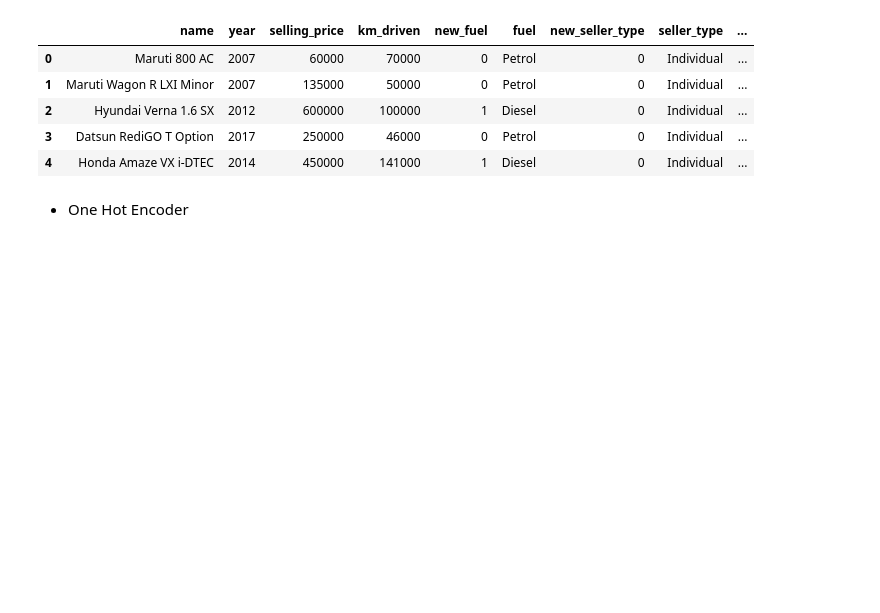
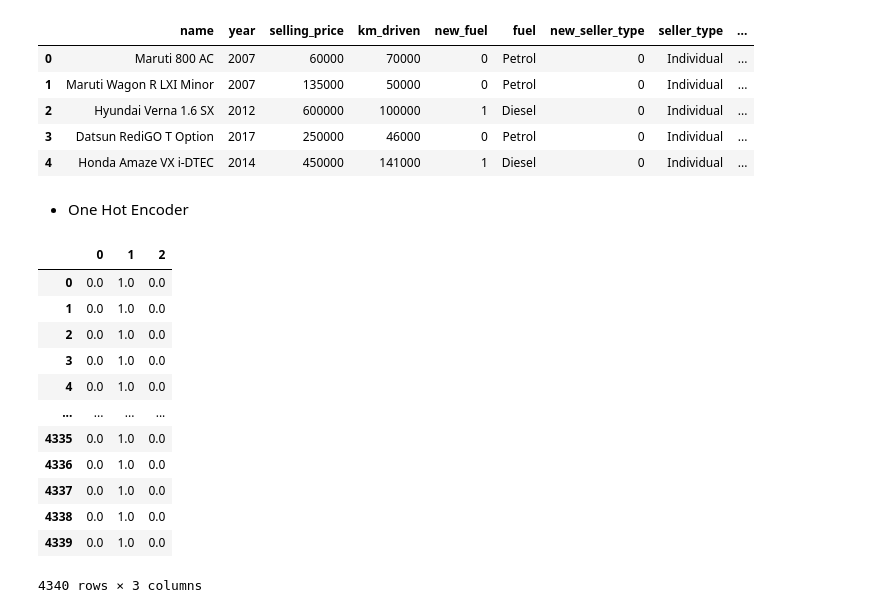
Before and after one commit to Naveen-Karanamu/Used-Cars-Price-Prediction, a Jupyter notebook: main.ipynb, the cells around one changed output. Saved outputs shown, nothing was run; the diff lists cells and outputs as text; code cells hidden in the pictures; blank space fills up the shorter version.

Commit message:
One hot encoder

```diff
--- a/main.ipynb
+++ b/main.ipynb
@@ -209,3 +210,23 @@ df.head()
 | 4 | Honda Amaze VX i-DTEC | 2014 | 450000 | 141000 | 1 | Diesel | 0 | Individual | ... |
 # %% [markdown]
 * One Hot Encoder
+# %%
+enc=OneHotEncoder()
+# %%
+enc_df=pd.DataFrame(enc.fit_transform(df[['seller_type']]).toarray())
+# %%
+enc_df
+# %% [output]
+|  | 0 | 1 | 2 |
+| 0 | 0.0 | 1.0 | 0.0 |
+| 1 | 0.0 | 1.0 | 0.0 |
+| 2 | 0.0 | 1.0 | 0.0 |
+| 3 | 0.0 | 1.0 | 0.0 |
+| 4 | 0.0 | 1.0 | 0.0 |
+| ... | ... | ... | ... |
+| 4335 | 0.0 | 1.0 | 0.0 |
+| 4336 | 0.0 | 1.0 | 0.0 |
+| 4337 | 0.0 | 1.0 | 0.0 |
+| 4338 | 0.0 | 1.0 | 0.0 |
+| 4339 | 0.0 | 1.0 | 0.0 |
+4340 rows × 3 columns
```
Also changed, not shown: parts of 1 cell of this notebook.
